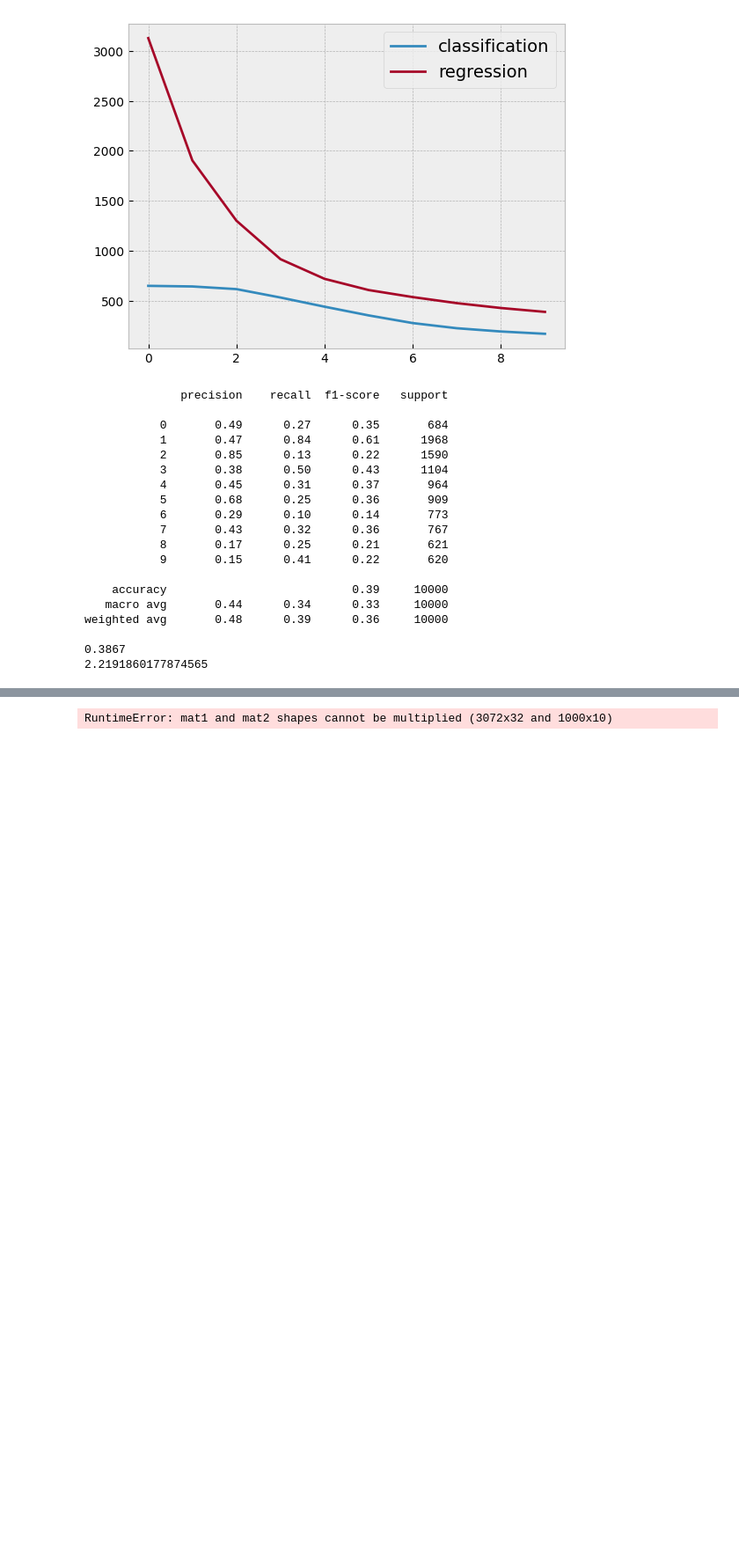
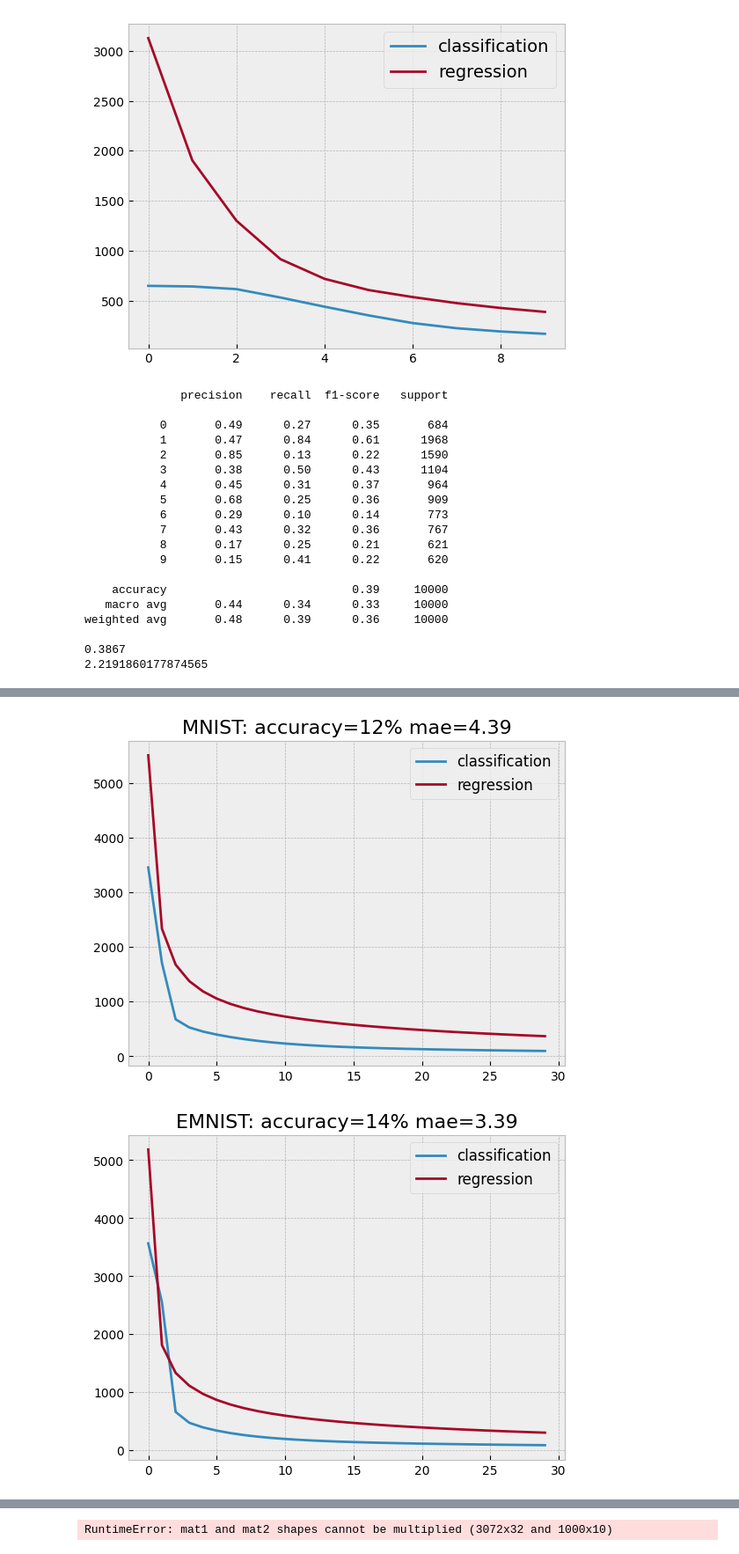
Before and after one commit to clu5/data-valuation, a Jupyter notebook: digit-experiments.ipynb, the cells around one changed output, grey strips where cells are left out. Shown at 88% size. Saved outputs shown, nothing was run; the diff lists cells and outputs as text; code cells hidden in the pictures; blank space fills up the shorter version.

```diff
--- a/valuation-diversity-rebuttal.ipynb
+++ b/digit-experiments.ipynb
@@ -338,0 +420,17 @@ weighted avg       0.48      0.39      0.36     10000
+# %%
+div_acc = {}
+rel_acc = {}
+div_mae = {}
+rel_mae = {}
+
+for buyer in ['MNIST', 'EMNIST', 'QMNIST', 'SVHN', 'DIDA', 'MNIST-M']:
+    for seller in ['MNIST', 'EMNIST', 'QMNIST', 'SVHN', 'DIDA', 'MNIST-M']:
+        if buyer == seller: continue
+        div = val[buyer][seller]['diversity']
+        rel = val[buyer][seller]['relevance']
+        acc = perf[buyer][seller]['metrics']['accuracy']
+        mae = perf[buyer][seller]['metrics']['MAE']
+        div_acc[div] = acc
+        rel_acc[rel] = acc
+        div_mae[div] = mae
+        rel_mae[rel] = mae
@@ -338,0 +479,5 @@ weighted avg       0.48      0.39      0.36     10000
+# %%
+buyer = 'DIDA'
+for seller, values in val[buyer].items():
+    print(seller.center(20, '='))
+    print(f"    {values['relevance']:.2f} ", f" {values['diversity']:.1e}")
@@ -338,0 +497,14 @@ weighted avg       0.48      0.39      0.36     10000
+# %%
+for seller, results in perf[buyer].items():
+    metrics = results['metrics']
+    losses = results['losses']
+    accuracy = metrics['accuracy']
+    mae = metrics['MAE']
+    plt.title(f"{seller}: {accuracy=:.0%} {mae=:.2f}", fontsize=16)
+    plt.plot(losses['classification'].values(), label='classification')
+    plt.plot(losses['regression'].values(), label='regression')
+    plt.legend(fontsize=12)
+    plt.show()
+# %% [output]
+[figure, added]
+[figure, added]
```
Also changed, not shown: parts of 12 cells of this notebook, 11 other files.
